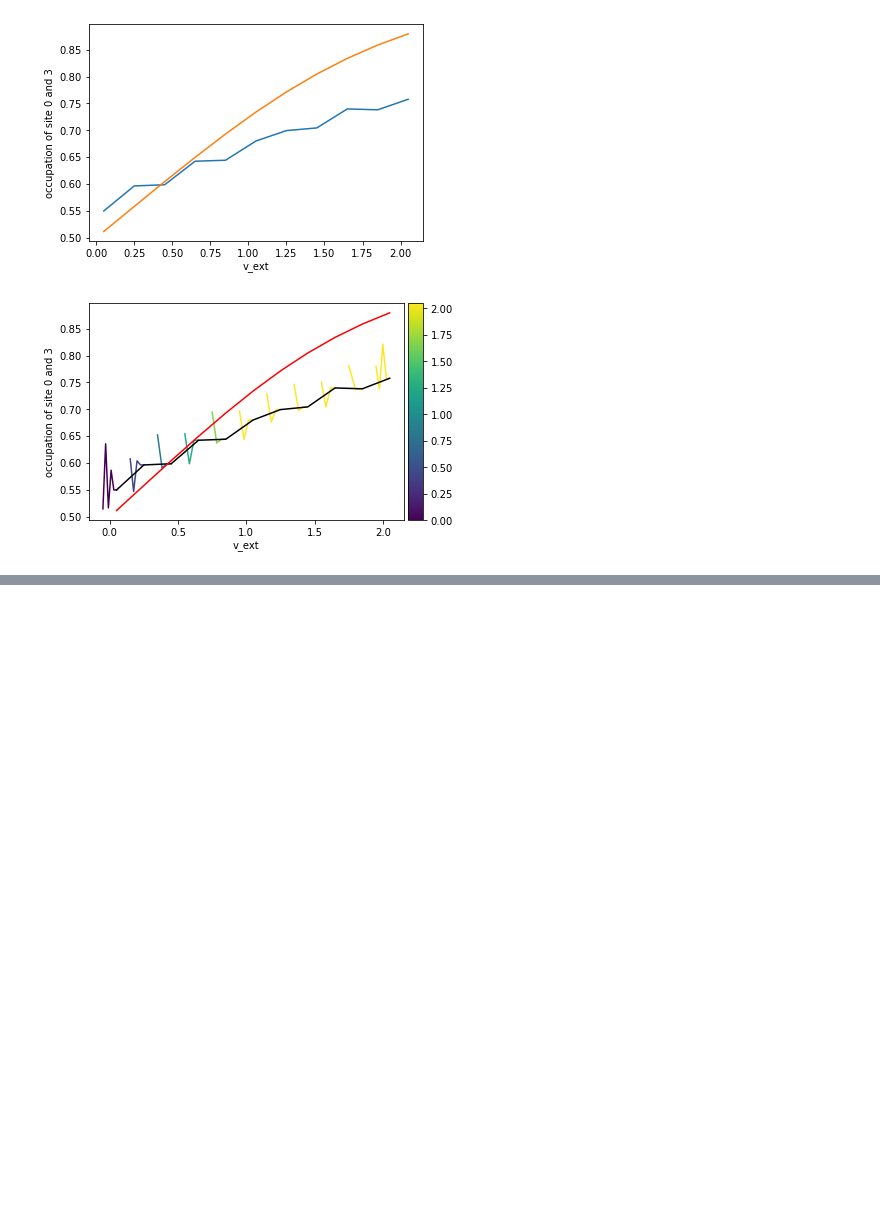
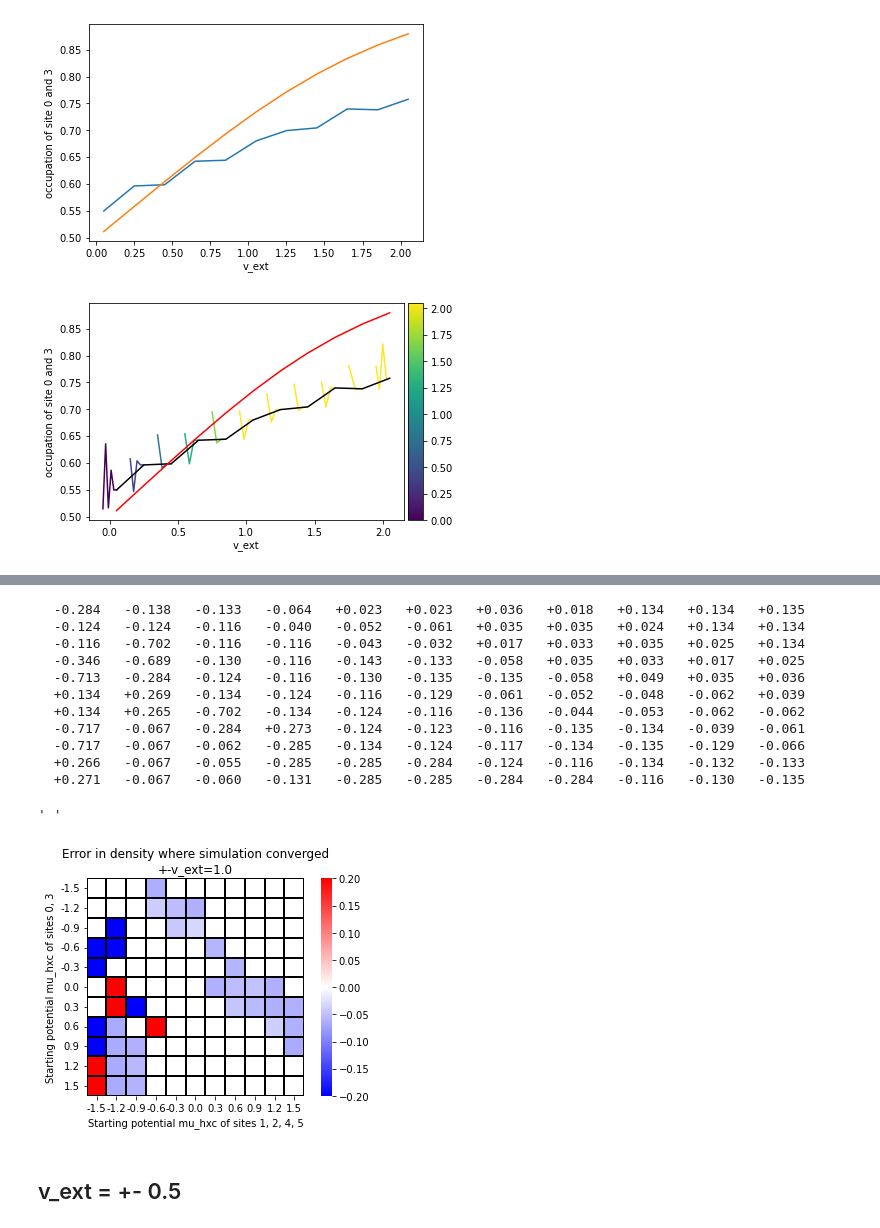
Before and after one commit to mrgulin/Single_shot, a Jupyter notebook: LPFET/6ring2.ipynb, the cells around one changed output, grey strips where cells are left out. Cells and saved outputs as stored; diff of their text form; code cells hidden in the pictures; blank space fills up the shorter version.

```diff
--- a/LPFET/6ring2.ipynb
+++ b/LPFET/6ring2.ipynb
@@ -208,0 +309,31 @@ array([array([[0.51481115, 0.49259442, 0.49259442, 0.51481115, 0.49259442,
+# %%
+n_ref = np.array(n_ref)
+n_array = np.array(n)
+diff_array = n_array-n_ref
+essentials.print_matrix(n_array-n_ref)
+sns.heatmap(diff_array, mask=(iter_num_exaggerated == 20), square=True, linewidths=0.01, linecolor='k', cmap='bwr', norm=mcolors.CenteredNorm(halfrange=0.2));
+plt.title('Error in density where simulation converged\n+-v_ext=1.0')
+plt.gca().set_xticks(np.arange(len(x))+0.5)
+plt.gca().set_yticks(np.arange(len(x))+0.5)
+plt.yticks(rotation= 0)
+plt.gca().set_xticklabels([f'{i:.1f}' for i in x])
+plt.gca().set_yticklabels([f'{i:.1f}' for i in x])
+plt.xlabel('Starting potential mu_hxc of sites 1, 2, 4, 5')
+plt.ylabel('Starting potential mu_hxc of sites 0, 3')
+' '
+# %% [output]
+  -0.284   -0.138   -0.133   -0.064   +0.023   +0.023   +0.036   +0.018   +0.134   +0.134   +0.135
+  -0.124   -0.124   -0.116   -0.040   -0.052   -0.061   +0.035   +0.035   +0.024   +0.134   +0.134
+  -0.116   -0.702   -0.116   -0.116   -0.043   -0.032   +0.017   +0.033   +0.035   +0.025   +0.134
+  -0.346   -0.689   -0.130   -0.116   -0.143   -0.133   -0.058   +0.035   +0.033   +0.017   +0.025
+  -0.713   -0.284   -0.124   -0.116   -0.130   -0.135   -0.135   -0.058   +0.049   +0.035   +0.036
+  +0.134   +0.269   -0.134   -0.124   -0.116   -0.129   -0.061   -0.052   -0.048   -0.062   +0.039
+  +0.134   +0.265   -0.702   -0.134   -0.124   -0.116   -0.136   -0.044   -0.053   -0.062   -0.062
+  -0.717   -0.067   -0.284   +0.273   -0.124   -0.123   -0.116   -0.135   -0.134   -0.039   -0.061
+  -0.717   -0.067   -0.062   -0.285   -0.134   -0.124   -0.117   -0.134   -0.135   -0.129   -0.066
+  +0.266   -0.067   -0.055   -0.285   -0.285   -0.284   -0.124   -0.116   -0.134   -0.132   -0.133
+  +0.271   -0.067   -0.060   -0.131   -0.285   -0.285   -0.284   -0.284   -0.116   -0.130   -0.135
+' '
+[figure, added]
+# %% [markdown]
+## v_ext = +- 0.5
```
Also changed, not shown: parts of 20 cells of this notebook.
